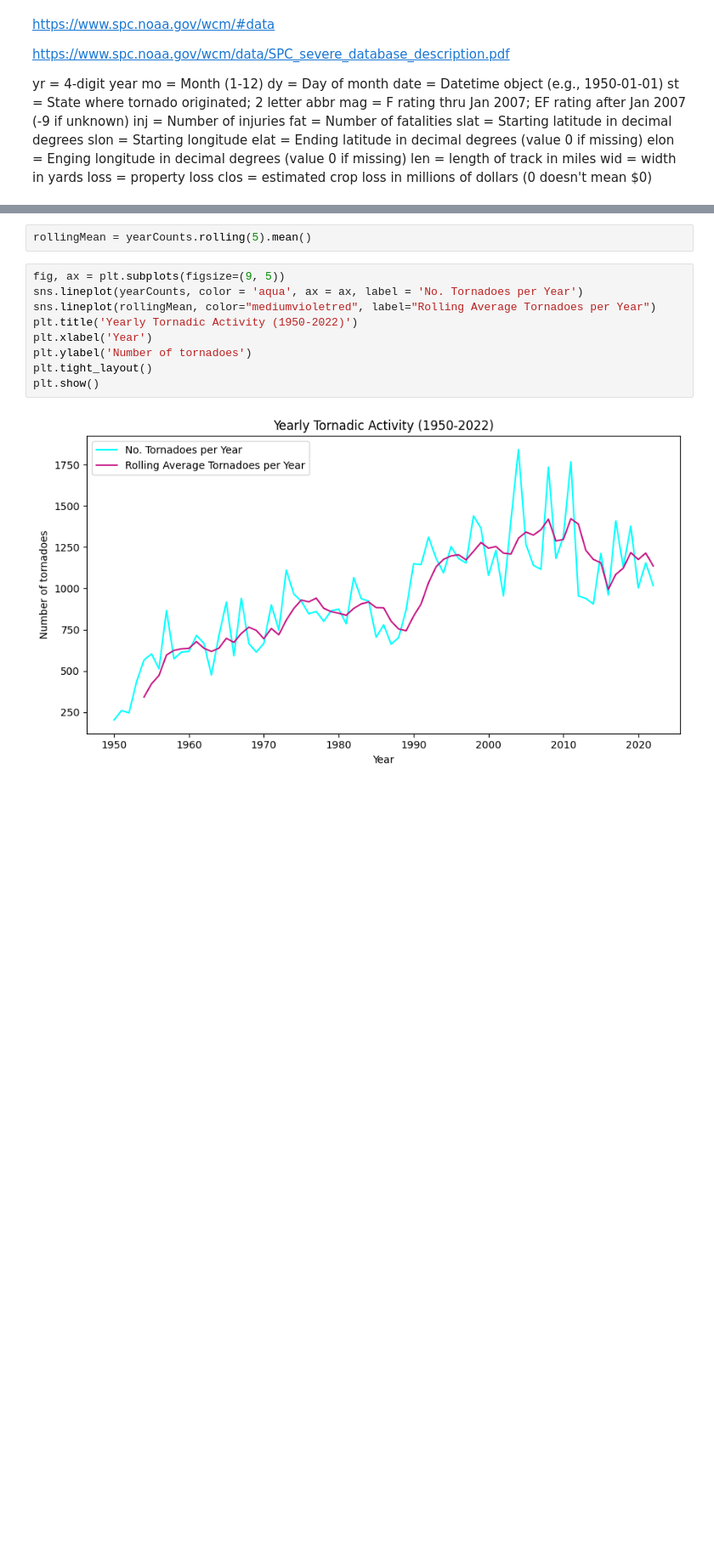
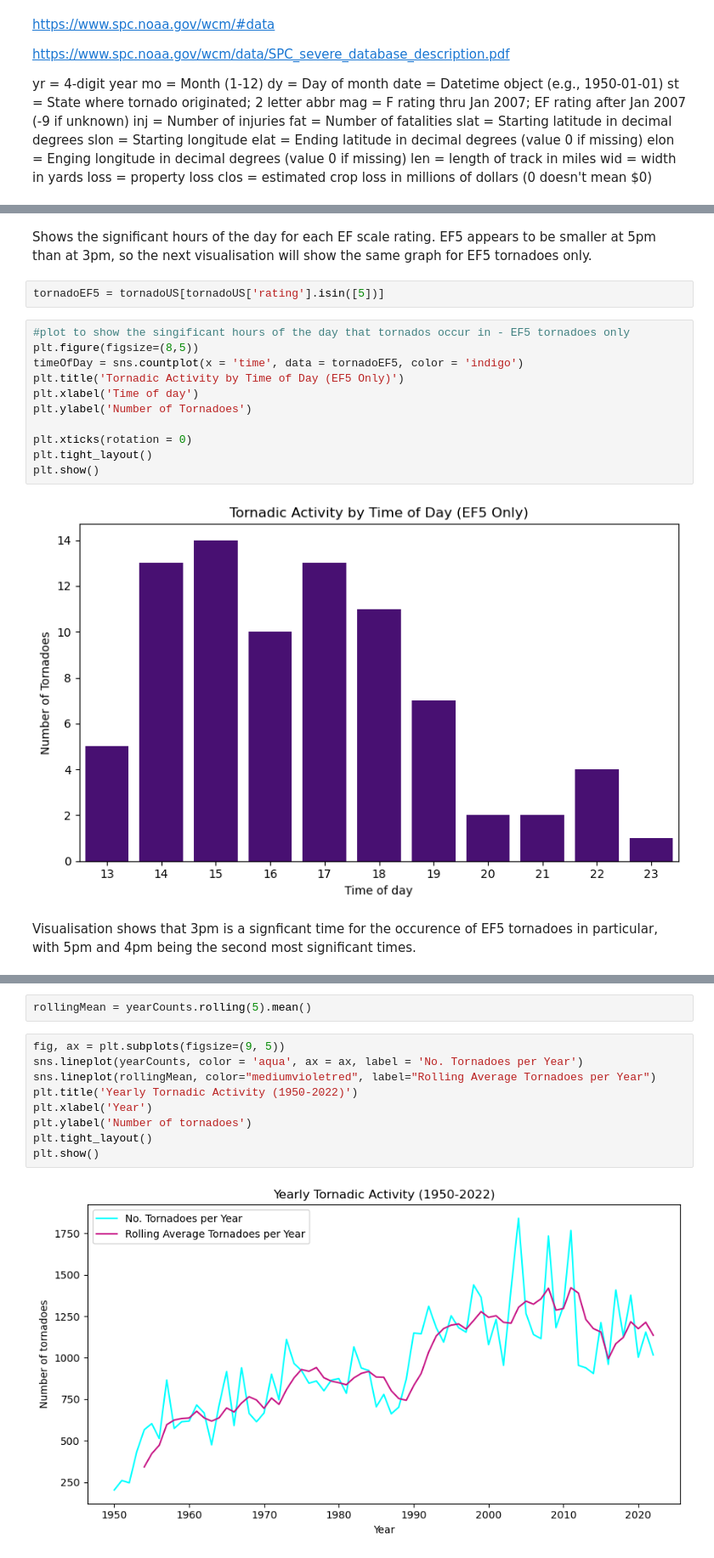
Before and after one commit to Jade-Annalise/TornadoAnalysis, a Jupyter notebook: Tornadic Activity Analysis.ipynb, the cells around one changed output, grey strips where cells are left out. Shown at 85% size. Cells and saved outputs as stored; diff of their text form; blank space fills up the shorter version.

```diff
--- a/Tornadic Activity Analysis.ipynb
+++ b/Tornadic Activity Analysis.ipynb
@@ -217,5 +234,24 @@ plt.tight_layout()
 plt.show()
 # %% [output]
 [figure]
+# %% [markdown]
+Shows the significant hours of the day for each EF scale rating. EF5 appears to be smaller at 5pm than at 3pm, so the next visualisation will show the same graph for EF5 tornadoes only.
+# %%
+tornadoEF5 = tornadoUS[tornadoUS['rating'].isin([5])]
+# %%
+#plot to show the singificant hours of the day that tornados occur in - EF5 tornadoes only
+plt.figure(figsize=(8,5))
+timeOfDay = sns.countplot(x = 'time', data = tornadoEF5, color = 'indigo')
+plt.title('Tornadic Activity by Time of Day (EF5 Only)')
+plt.xlabel('Time of day')
+plt.ylabel('Number of Tornadoes')
+
+plt.xticks(rotation = 0)
+plt.tight_layout()
+plt.show()
+# %% [output]
+[figure, added]
+# %% [markdown]
+Visualisation shows that 3pm is a signficant time for the occurence of EF5 tornadoes in particular, with 5pm and 4pm being the second most significant times.
 # %%
 plt.figure(figsize=(8,5))
```
Also changed, not shown: parts of 76 cells of this notebook.
